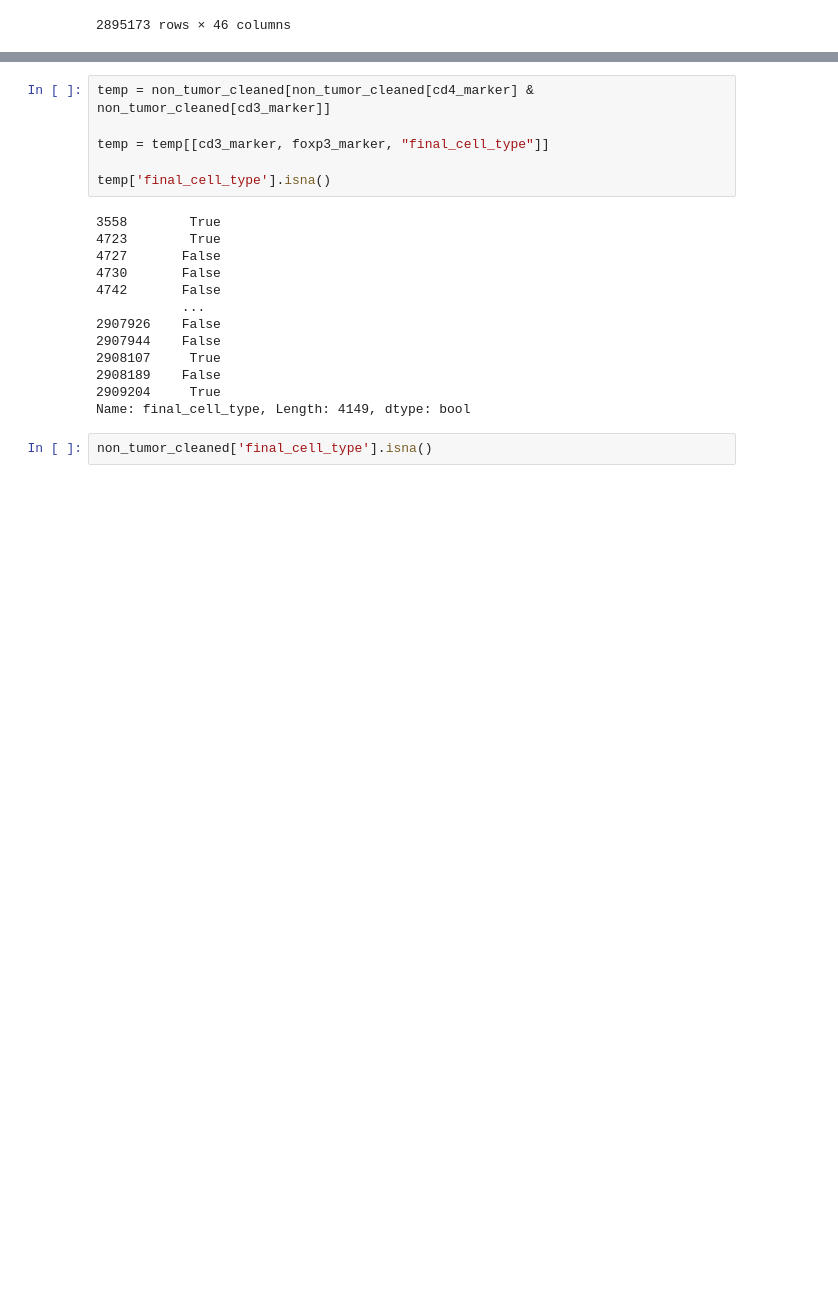
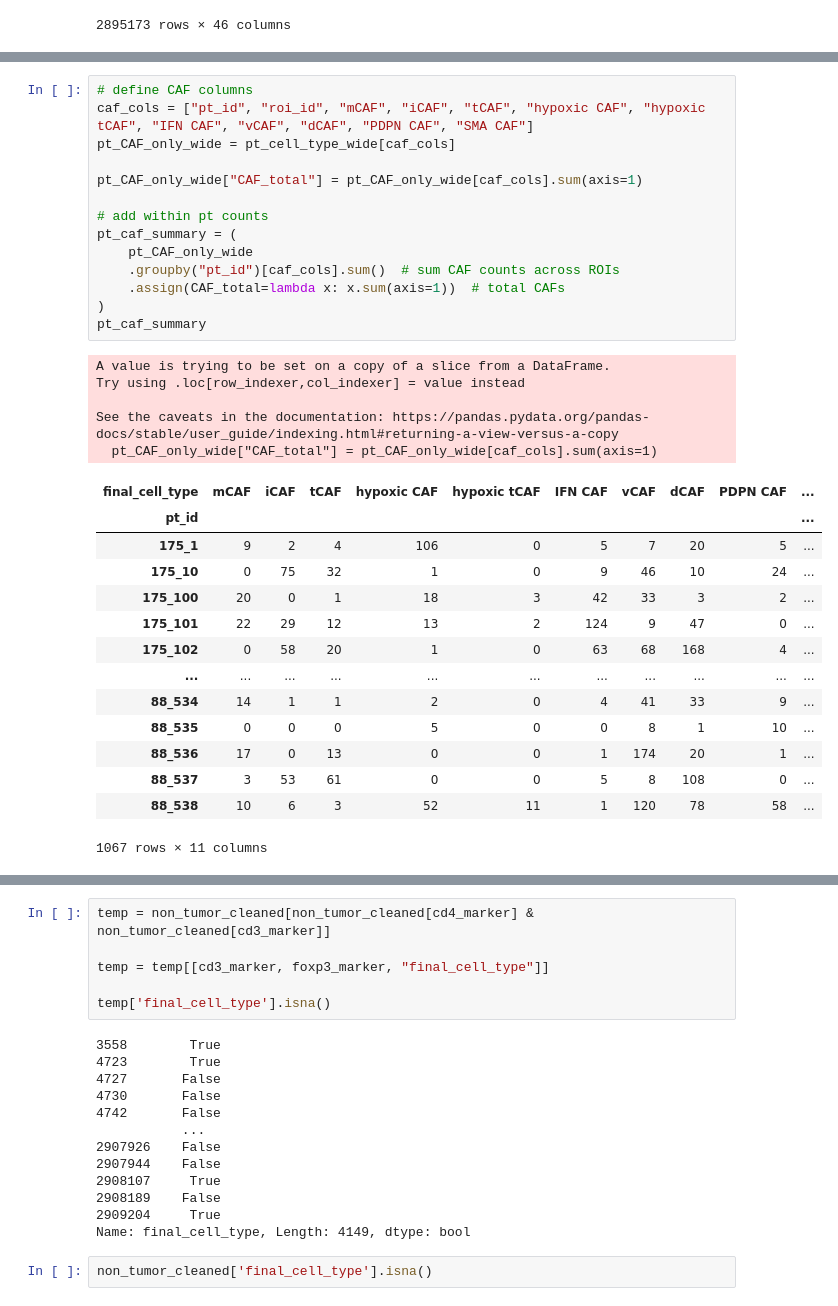
Before and after one commit to QBRC/multiTAP, a Jupyter notebook: notebooks/cell_phenotyping.ipynb, the cells around one changed output, grey strips where cells are left out. Drawn from its saved outputs; the diff is of its cells as text; blank space fills up the shorter version.

```diff
--- a/notebooks/cell_phenotyping.ipynb
+++ b/notebooks/cell_phenotyping.ipynb
@@ -366,0 +412,34 @@ ido_marker
+# %%
+# define CAF columns
+caf_cols = ["pt_id", "roi_id", "mCAF", "iCAF", "tCAF", "hypoxic CAF", "hypoxic tCAF", "IFN CAF", "vCAF", "dCAF", "PDPN CAF", "SMA CAF"]
+pt_CAF_only_wide = pt_cell_type_wide[caf_cols]
+
+pt_CAF_only_wide["CAF_total"] = pt_CAF_only_wide[caf_cols].sum(axis=1)
+
+# add within pt counts
+pt_caf_summary = (
+    pt_CAF_only_wide
+    .groupby("pt_id")[caf_cols].sum()  # sum CAF counts across ROIs
+    .assign(CAF_total=lambda x: x.sum(axis=1))  # total CAFs
+)
+pt_caf_summary
+# %% [output]
+A value is trying to be set on a copy of a slice from a DataFrame.
+Try using .loc[row_indexer,col_indexer] = value instead
+
+See the caveats in the documentation: https://pandas.pydata.org/pandas-docs/stable/user_guide/indexing.html#returning-a-view-versus-a-copy
+  pt_CAF_only_wide["CAF_total"] = pt_CAF_only_wide[caf_cols].sum(axis=1)
+| final_cell_type | mCAF | iCAF | tCAF | hypoxic CAF | hypoxic tCAF | IFN CAF | vCAF | dCAF | PDPN CAF | ... |
+| pt_id |  |  |  |  |  |  |  |  |  | ... |
+| 175_1 | 9 | 2 | 4 | 106 | 0 | 5 | 7 | 20 | 5 | ... |
+| 175_10 | 0 | 75 | 32 | 1 | 0 | 9 | 46 | 10 | 24 | ... |
+| 175_100 | 20 | 0 | 1 | 18 | 3 | 42 | 33 | 3 | 2 | ... |
+| 175_101 | 22 | 29 | 12 | 13 | 2 | 124 | 9 | 47 | 0 | ... |
+| 175_102 | 0 | 58 | 20 | 1 | 0 | 63 | 68 | 168 | 4 | ... |
+| ... | ... | ... | ... | ... | ... | ... | ... | ... | ... | ... |
+| 88_534 | 14 | 1 | 1 | 2 | 0 | 4 | 41 | 33 | 9 | ... |
+| 88_535 | 0 | 0 | 0 | 5 | 0 | 0 | 8 | 1 | 10 | ... |
+| 88_536 | 17 | 0 | 13 | 0 | 0 | 1 | 174 | 20 | 1 | ... |
+| 88_537 | 3 | 53 | 61 | 0 | 0 | 5 | 8 | 108 | 0 | ... |
+| 88_538 | 10 | 6 | 3 | 52 | 11 | 1 | 120 | 78 | 58 | ... |
+1067 rows × 11 columns
```
Also changed, not shown: parts of 7 cells of this notebook.
